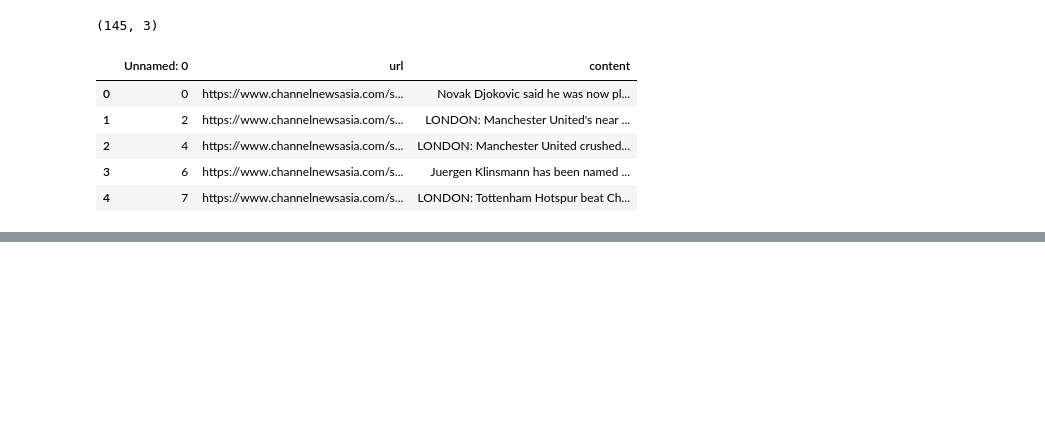
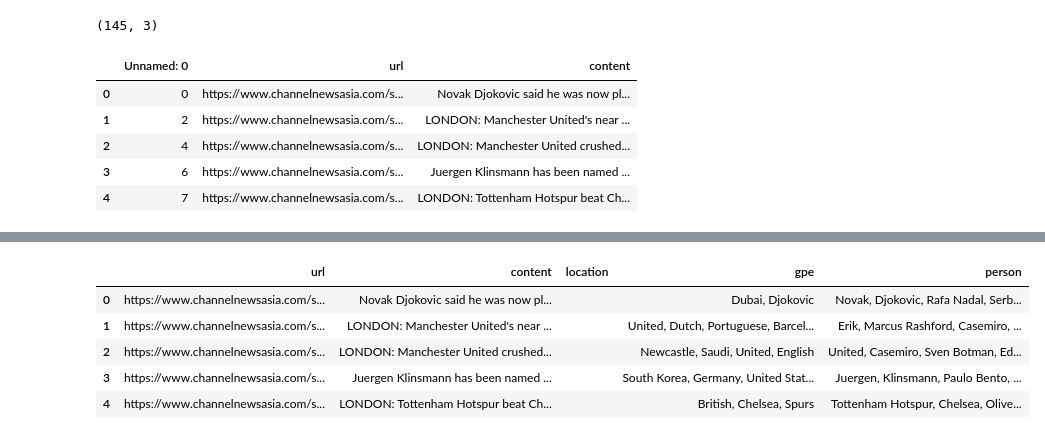
Before and after one commit to christine-kwan/News-Summarization, a Jupyter notebook: NER extraction.ipynb, the cells around one changed output, grey strips where cells are left out. Drawn from its saved outputs; the diff is of its cells as text; code cells hidden in the pictures; blank space fills up the shorter version.

```diff
--- a/NER extraction.ipynb
+++ b/NER extraction.ipynb
@@ -165,0 +161,15 @@ cna.head()
+# %%
+location_with_brac = []
+gpe_with_brac = []
+person_with_brac = []
+
+ner_sorting(cna_content, location_with_brac, gpe_with_brac, person_with_brac)
+
+print(location_with_brac)
+print()
+
+print(gpe_with_brac)
+print()
+
+print(person_with_brac)
+print()
@@ -165,0 +182,19 @@ cna.head()
+# %%
+cna['location_with_brac'] = location_with_brac
+cna['gpe_with_brac'] = gpe_with_brac
+cna['person_with_brac'] = person_with_brac
+
+cna['location']=cna['location_with_brac'].apply(lambda x: ','.join(map(str, x)))
+cna['gpe'] = cna['gpe_with_brac'].apply(lambda x: ', '.join(map(str, x)))
+cna['person'] = cna['person_with_brac'].apply(lambda x: ', '.join(map(str, x)))
+
+cna = cna.drop(columns=['location_with_brac','gpe_with_brac','person_with_brac', 'Unnamed: 0'],axis = 1)
+
+cna.head()
+# %% [output]
+|  | url | content | location | gpe | person |
+| 0 | https://www.channelnewsasia.com/s... | Novak Djokovic said he was now pl... |  | Dubai, Djokovic | Novak, Djokovic, Rafa Nadal, Serb... |
+| 1 | https://www.channelnewsasia.com/s... | LONDON: Manchester United's near ... |  | United, Dutch, Portuguese, Barcel... | Erik, Marcus Rashford, Casemiro, ... |
+| 2 | https://www.channelnewsasia.com/s... | LONDON: Manchester United crushed... |  | Newcastle, Saudi, United, English | United, Casemiro, Sven Botman, Ed... |
+| 3 | https://www.channelnewsasia.com/s... | Juergen Klinsmann has been named ... |  | South Korea, Germany, United Stat... | Juergen, Klinsmann, Paulo Bento, ... |
+| 4 | https://www.channelnewsasia.com/s... | LONDON: Tottenham Hotspur beat Ch... |  | British, Chelsea, Spurs | Tottenham Hotspur, Chelsea, Olive... |
```
Also changed, not shown: parts of 11 cells of this notebook.
